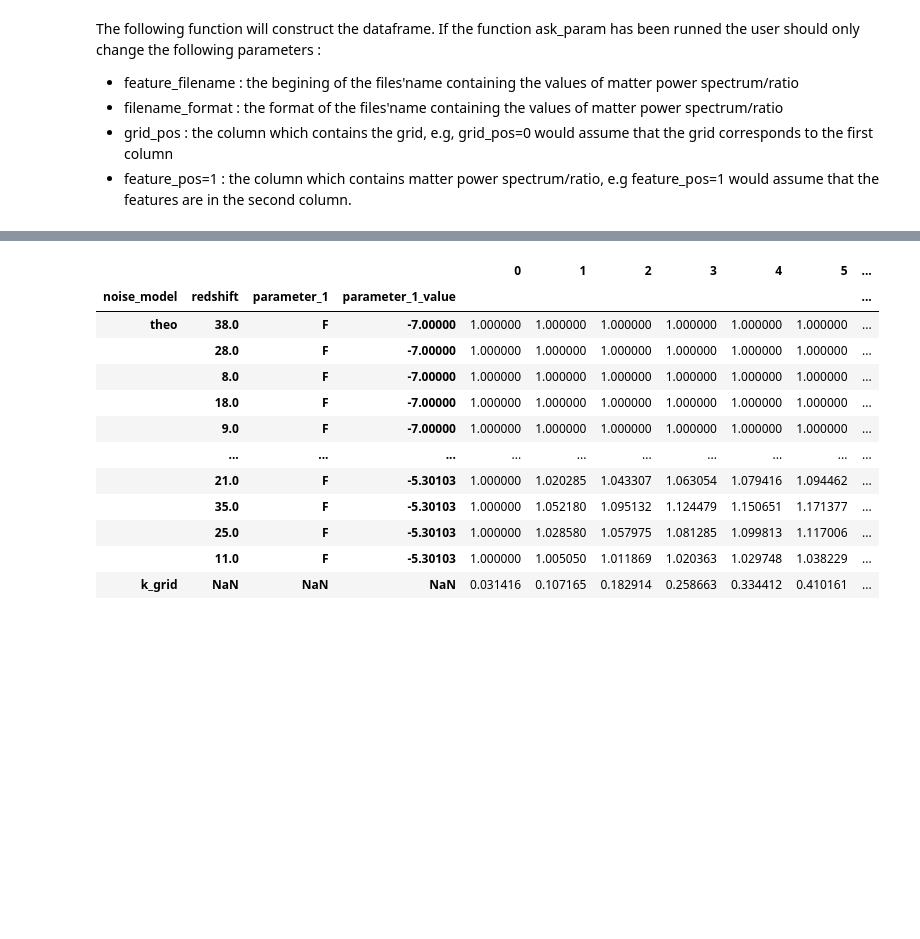
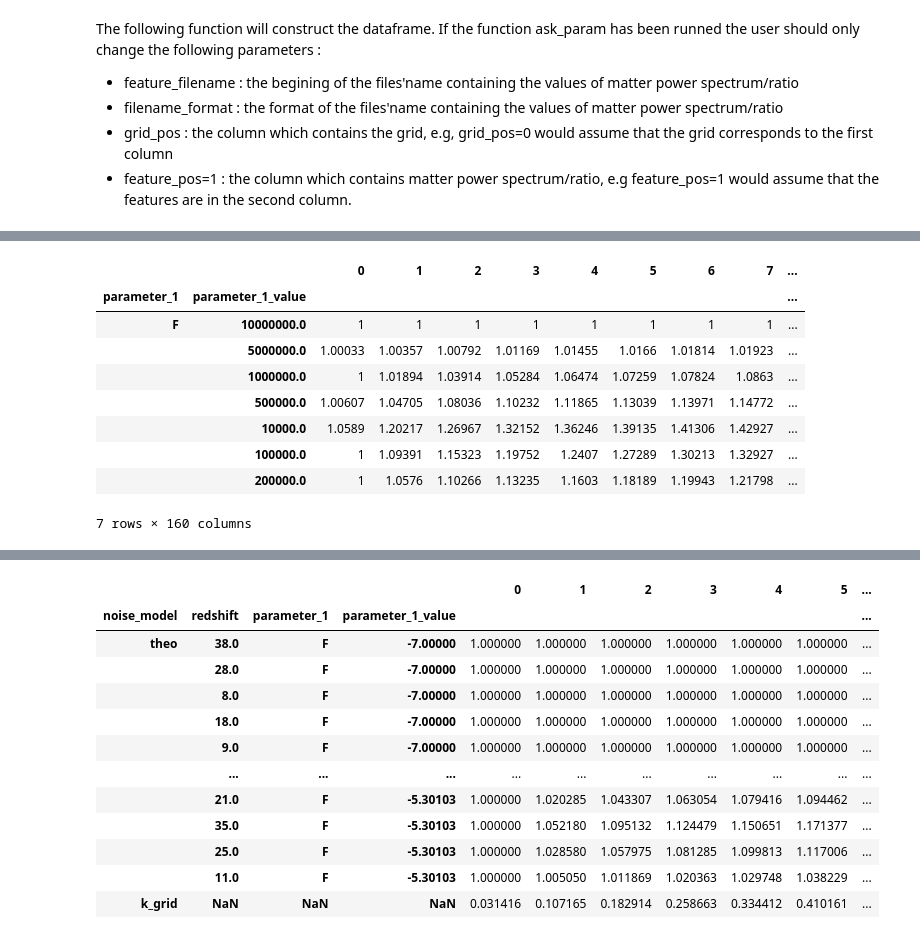
Before and after one commit to santiagocasas/looti-test-public, a Jupyter notebook: notebooks/Read_Files_FR.ipynb, the cells around one changed output, grey strips where cells are left out. Saved outputs shown, nothing was run; the diff lists cells and outputs as text; code cells hidden in the pictures; blank space fills up the shorter version.

```diff
--- a/notebooks/Read_Files_FR.ipynb
+++ b/notebooks/Read_Files_FR.ipynb
@@ -114,0 +164,13 @@ data_frame=rf.create_DataFrame(datafolder,["F"], "_", None,
+# %%
+data.loc['theo', '38']
+# %% [output]
+|  |  | 0 | 1 | 2 | 3 | 4 | 5 | 6 | 7 | ... |
+| parameter_1 | parameter_1_value |  |  |  |  |  |  |  |  | ... |
+| F | 10000000.0 | 1 | 1 | 1 | 1 | 1 | 1 | 1 | 1 | ... |
+|  | 5000000.0 | 1.00033 | 1.00357 | 1.00792 | 1.01169 | 1.01455 | 1.0166 | 1.01814 | 1.01923 | ... |
+|  | 1000000.0 | 1 | 1.01894 | 1.03914 | 1.05284 | 1.06474 | 1.07259 | 1.07824 | 1.0863 | ... |
+|  | 500000.0 | 1.00607 | 1.04705 | 1.08036 | 1.10232 | 1.11865 | 1.13039 | 1.13971 | 1.14772 | ... |
+|  | 10000.0 | 1.0589 | 1.20217 | 1.26967 | 1.32152 | 1.36246 | 1.39135 | 1.41306 | 1.42927 | ... |
+|  | 100000.0 | 1 | 1.09391 | 1.15323 | 1.19752 | 1.2407 | 1.27289 | 1.30213 | 1.32927 | ... |
+|  | 200000.0 | 1 | 1.0576 | 1.10266 | 1.13235 | 1.1603 | 1.18189 | 1.19943 | 1.21798 | ... |
+7 rows × 160 columns
```
Also changed, not shown: parts of 15 cells of this notebook.
